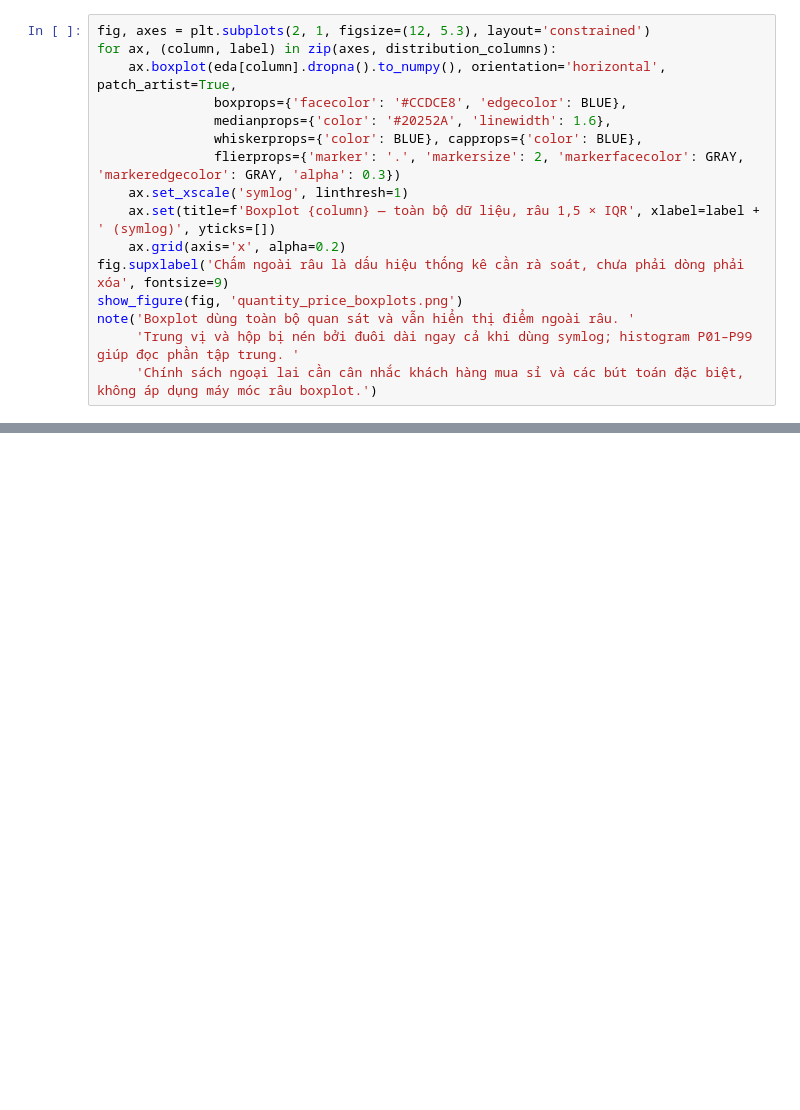
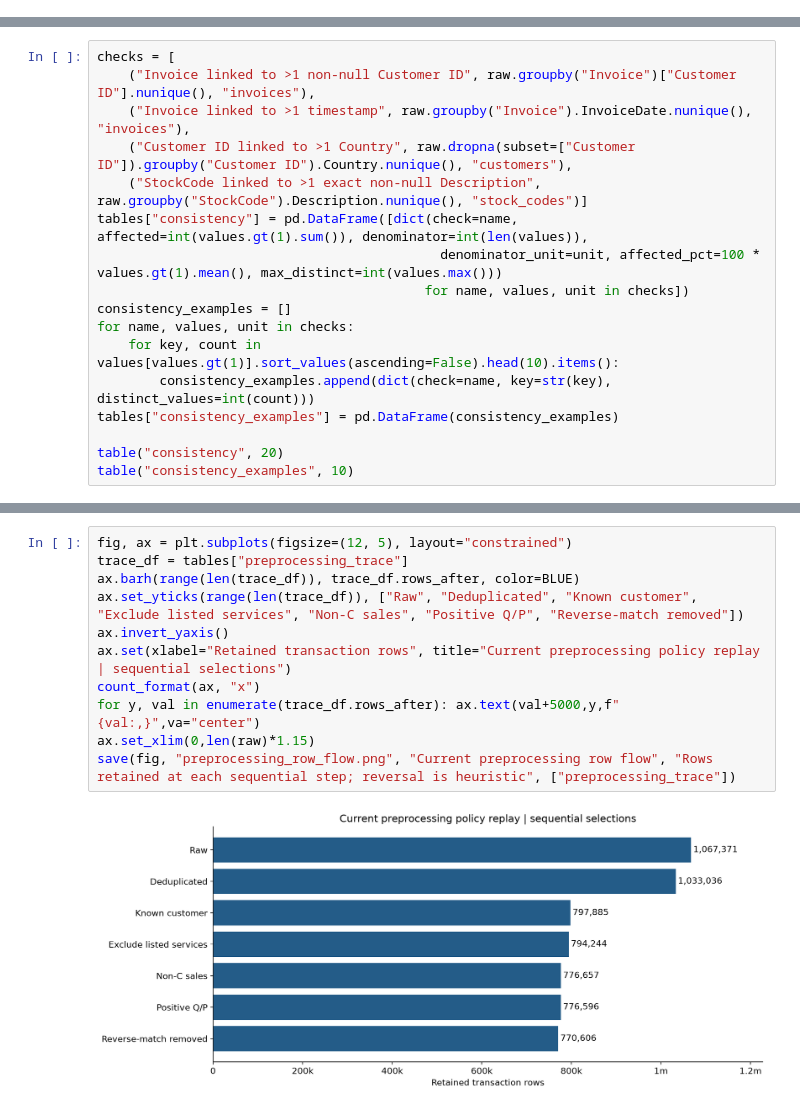
Before and after one commit to hieu110406/SGU-ML-High-Value-Customer-Prediction, a Jupyter notebook: project/notebooks/01_eda/eda_v1.ipynb, the cells around one changed output, grey strips where cells are left out. Cells and saved outputs as stored; diff of their text form; blank space fills up the shorter version.

```diff
--- a/project/notebooks/01_eda/eda_v1.ipynb
+++ b/project/notebooks/01_eda/eda_v1.ipynb
@@ -719,16 +0,0 @@ trục x symlog. Không diễn giải các điểm ngoài râu thành danh sách
-# %%
-fig, axes = plt.subplots(2, 1, figsize=(12, 5.3), layout='constrained')
-for ax, (column, label) in zip(axes, distribution_columns):
-    ax.boxplot(eda[column].dropna().to_numpy(), orientation='horizontal', patch_artist=True,
-               boxprops={'facecolor': '#CCDCE8', 'edgecolor': BLUE},
-               medianprops={'color': '#20252A', 'linewidth': 1.6},
-               whiskerprops={'color': BLUE}, capprops={'color': BLUE},
-               flierprops={'marker': '.', 'markersize': 2, 'markerfacecolor': GRAY, 'markeredgecolor': GRAY, 'alpha': 0.3})
-    ax.set_xscale('symlog', linthresh=1)
-    ax.set(title=f'Boxplot {column} — toàn bộ dữ liệu, râu 1,5 × IQR', xlabel=label + ' (symlog)', yticks=[])
-    ax.grid(axis='x', alpha=0.2)
-fig.supxlabel('Chấm ngoài râu là dấu hiệu thống kê cần rà soát, chưa phải dòng phải xóa', fontsize=9)
-show_figure(fig, 'quantity_price_boxplots.png')
-note('Boxplot dùng toàn bộ quan sát và vẫn hiển thị điểm ngoài râu. '
-     'Trung vị và hộp bị nén bởi đuôi dài ngay cả khi dùng symlog; histogram P01–P99 giúp đọc phần tập trung. '
-     'Chính sách ngoại lai cần cân nhắc khách hàng mua sỉ và các bút toán đặc biệt, không áp dụng máy móc râu boxplot.')
@@ -1565,0 +588,17 @@ không tự xóa các tệp khác trong thư mục. Các bảng, hình và nhậ
+# %%
+checks = [
+    ("Invoice linked to >1 non-null Customer ID", raw.groupby("Invoice")["Customer ID"].nunique(), "invoices"),
+    ("Invoice linked to >1 timestamp", raw.groupby("Invoice").InvoiceDate.nunique(), "invoices"),
+    ("Customer ID linked to >1 Country", raw.dropna(subset=["Customer ID"]).groupby("Customer ID").Country.nunique(), "customers"),
+    ("StockCode linked to >1 exact non-null Description", raw.groupby("StockCode").Description.nunique(), "stock_codes")]
+tables["consistency"] = pd.DataFrame([dict(check=name, affected=int(values.gt(1).sum()), denominator=int(len(values)),
+                                            denominator_unit=unit, affected_pct=100 * values.gt(1).mean(), max_distinct=int(values.max()))
+                                          for name, values, unit in checks])
+consistency_examples = []
+for name, values, unit in checks:
+    for key, count in values[values.gt(1)].sort_values(ascending=False).head(10).items():
+        consistency_examples.append(dict(check=name, key=str(key), distinct_values=int(count)))
+tables["consistency_examples"] = pd.DataFrame(consistency_examples)
+
+table("consistency", 20)
+table("consistency_examples", 10)
@@ -1565,0 +733,13 @@ không tự xóa các tệp khác trong thư mục. Các bảng, hình và nhậ
+# %%
+fig, ax = plt.subplots(figsize=(12, 5), layout="constrained")
+trace_df = tables["preprocessing_trace"]
+ax.barh(range(len(trace_df)), trace_df.rows_after, color=BLUE)
+ax.set_yticks(range(len(trace_df)), ["Raw", "Deduplicated", "Known customer", "Exclude listed services", "Non-C sales", "Positive Q/P", "Reverse-match removed"])
+ax.invert_yaxis()
+ax.set(xlabel="Retained transaction rows", title="Current preprocessing policy replay | sequential selections")
+count_format(ax, "x")
+for y, val in enumerate(trace_df.rows_after): ax.text(val+5000,y,f"{val:,}",va="center")
+ax.set_xlim(0,len(raw)*1.15)
+save(fig, "preprocessing_row_flow.png", "Current preprocessing row flow", "Rows retained at each sequential step; reversal is heuristic", ["preprocessing_trace"])
+# %% [output]
+[figure, added]
```
Also changed, not shown: parts of 119 cells of this notebook, 36 other files.
